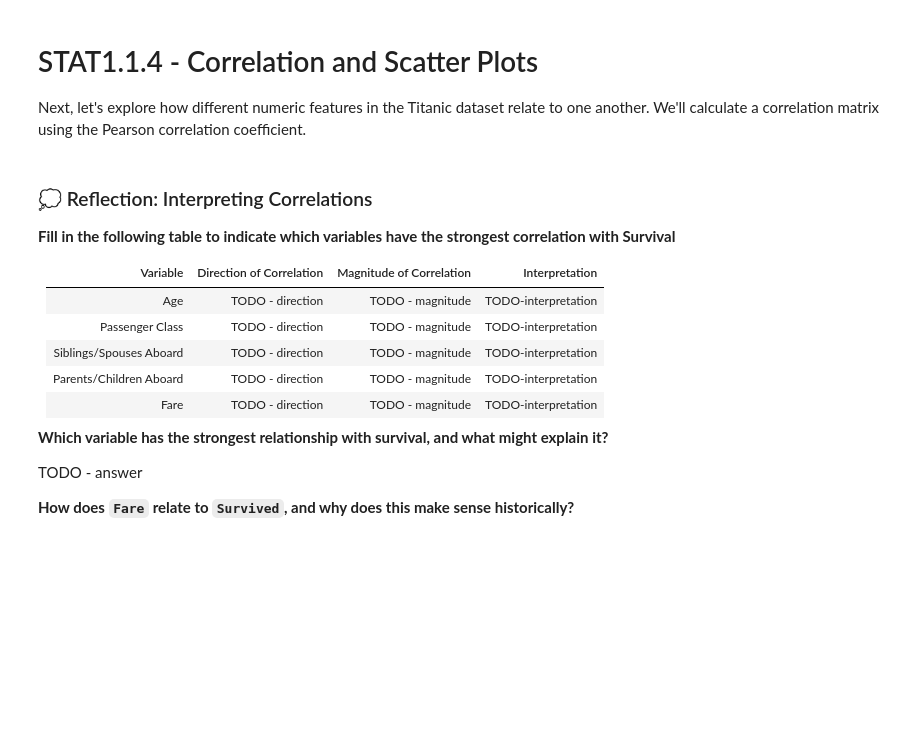
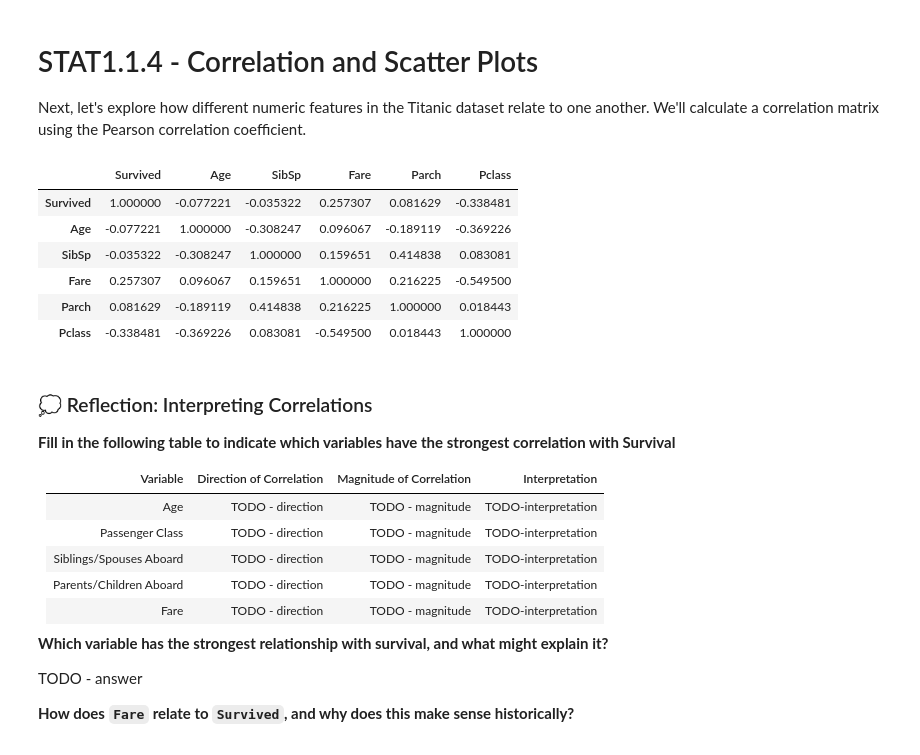
Before and after one commit to AbbyHoyt/KWK-Goldman-Sachs-ML-Titanic-Survival-Data, a Jupyter notebook: Abby_Hoyt_KWK_Titanic_Survival_Data_Template.ipynb, the cells around one changed output. Cells and saved outputs as stored; diff of their text form; code cells hidden in the pictures; blank space fills up the shorter version.

```diff
--- a/Abby_Hoyt_KWK_Titanic_Survival_Data_Template.ipynb
+++ b/Abby_Hoyt_KWK_Titanic_Survival_Data_Template.ipynb
@@ -238,10 +240,19 @@ We'll calculate a correlation matrix using the Pearson correlation coefficient.
 # %%
 
 # Select numeric columns to explore
 cols = ["Survived", "Age", "SibSp", "Fare", "Parch", "Pclass"]
 
 # Display the correlation matrix
 # TODO - display the correlation matrix
+df[cols].corr()
+# %% [output]
+|  | Survived | Age | SibSp | Fare | Parch | Pclass |
+| Survived | 1.000000 | -0.077221 | -0.035322 | 0.257307 | 0.081629 | -0.338481 |
+| Age | -0.077221 | 1.000000 | -0.308247 | 0.096067 | -0.189119 | -0.369226 |
+| SibSp | -0.035322 | -0.308247 | 1.000000 | 0.159651 | 0.414838 | 0.083081 |
+| Fare | 0.257307 | 0.096067 | 0.159651 | 1.000000 | 0.216225 | -0.549500 |
+| Parch | 0.081629 | -0.189119 | 0.414838 | 0.216225 | 1.000000 | 0.018443 |
+| Pclass | -0.338481 | -0.369226 | 0.083081 | -0.549500 | 0.018443 | 1.000000 |
 # %% [markdown]
 ### 💭 Reflection: Interpreting Correlations
 
```
Also changed, not shown: parts of 1 cell of this notebook.
